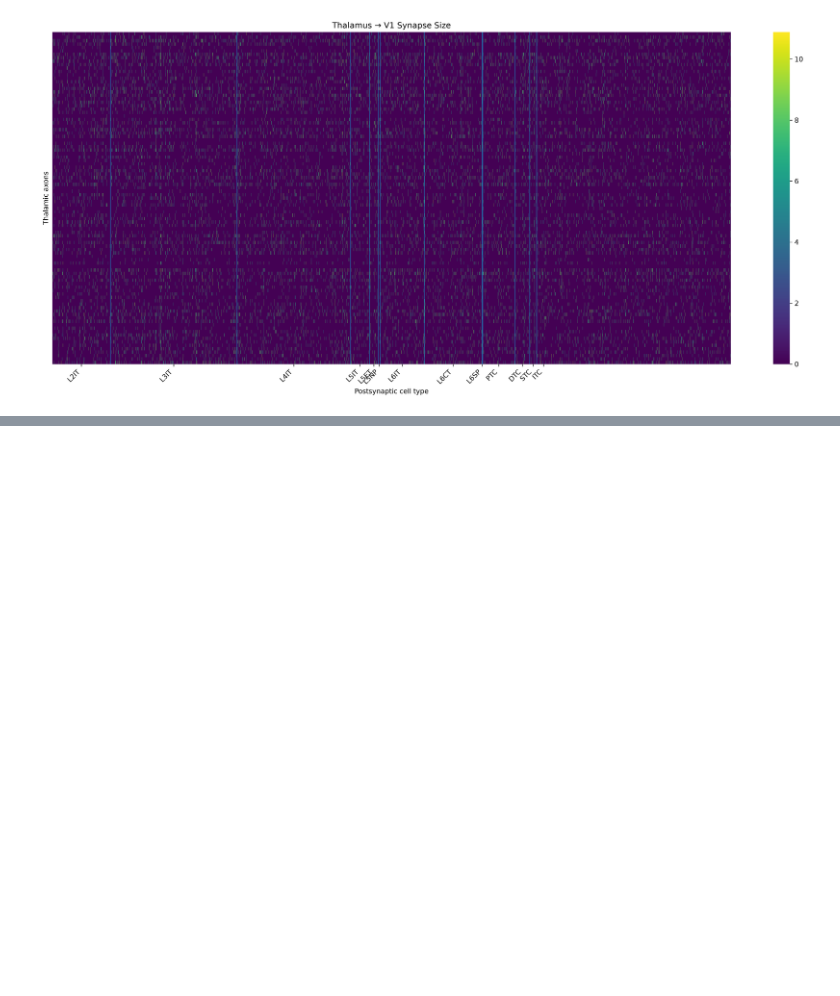
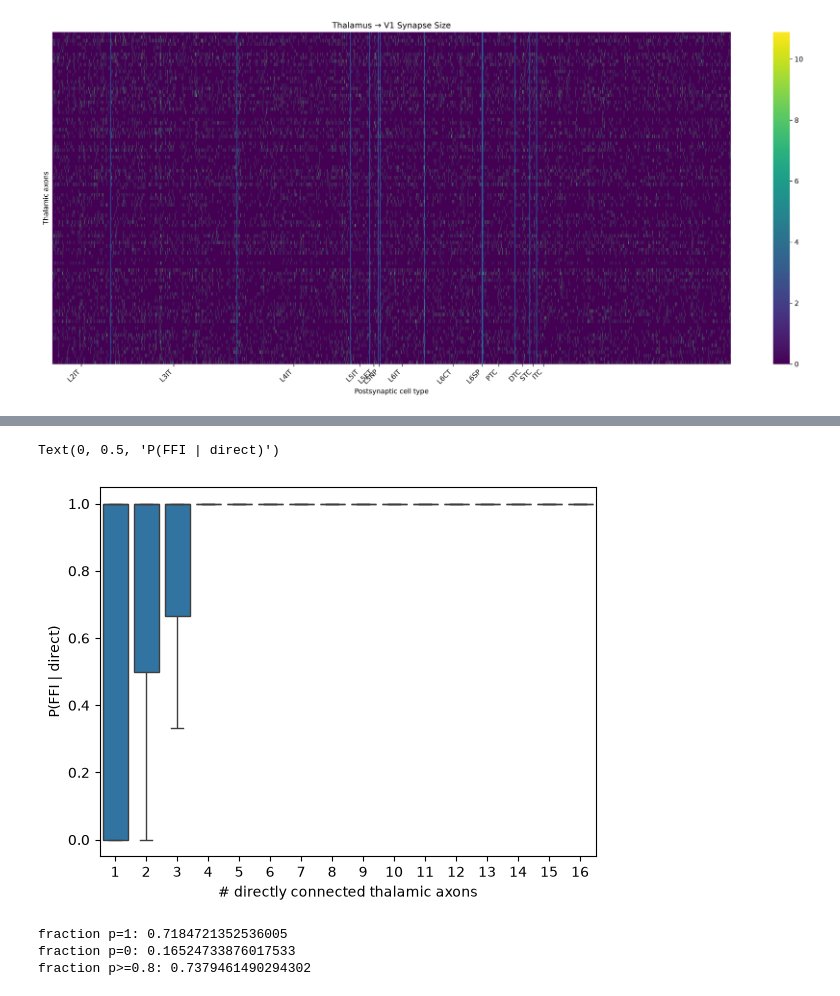
Before and after one commit to m-yasueda/DIMS_SWDB_project, a Jupyter notebook: code/df_construction/df_construction.ipynb, the cells around one changed output, grey strips where cells are left out. Saved outputs shown, nothing was run; the diff lists cells and outputs as text; code cells hidden in the pictures; blank space fills up the shorter version.

```diff
--- a/code/df_construction/df_construction.ipynb
+++ b/code/df_construction/df_construction.ipynb
@@ -450,0 +860,9 @@ plt.show()
+# %%
+direct_binary = Direct > 0
+ffi_binary = FFI > 0
+
+p_ffi_given_direct = (
+    (direct_binary & ffi_binary).sum(axis=0)
+    /
+    direct_binary.sum(axis=0).replace(0, np.nan)
+)
@@ -450,0 +881,9 @@ plt.show()
+# %%
+n_direct_sources = direct_binary.sum(axis=0)
+
+check_df = pd.DataFrame({
+    "p_ffi_given_direct": p_ffi_given_direct,
+    "n_direct_sources": n_direct_sources
+})
+
+check_df["n_direct_sources"].describe()
@@ -450,0 +900,33 @@ plt.show()
+# %%
+sns.boxplot(
+    data=check_df,
+    x="n_direct_sources",
+    y="p_ffi_given_direct",
+    showfliers=False
+)
+
+plt.xlim(-0.5, 15.5)
+plt.xlabel("# directly connected thalamic axons")
+plt.ylabel("P(FFI | direct)")
+# %% [output]
+Text(0, 0.5, 'P(FFI | direct)')
+[figure, added]
+# %%
+print(
+    "fraction p=1:",
+    (p_ffi_given_direct == 1).mean()
+)
+
+print(
+    "fraction p=0:",
+    (p_ffi_given_direct == 0).mean()
+)
+
+print(
+    "fraction p>=0.8:",
+    (p_ffi_given_direct >= 0.8).mean()
+)
+# %% [output]
+fraction p=1: 0.7184721352536005
+fraction p=0: 0.16524733876017533
+fraction p>=0.8: 0.7379461490294302
```
Also changed, not shown: parts of 56 cells of this notebook, 2 other files.
